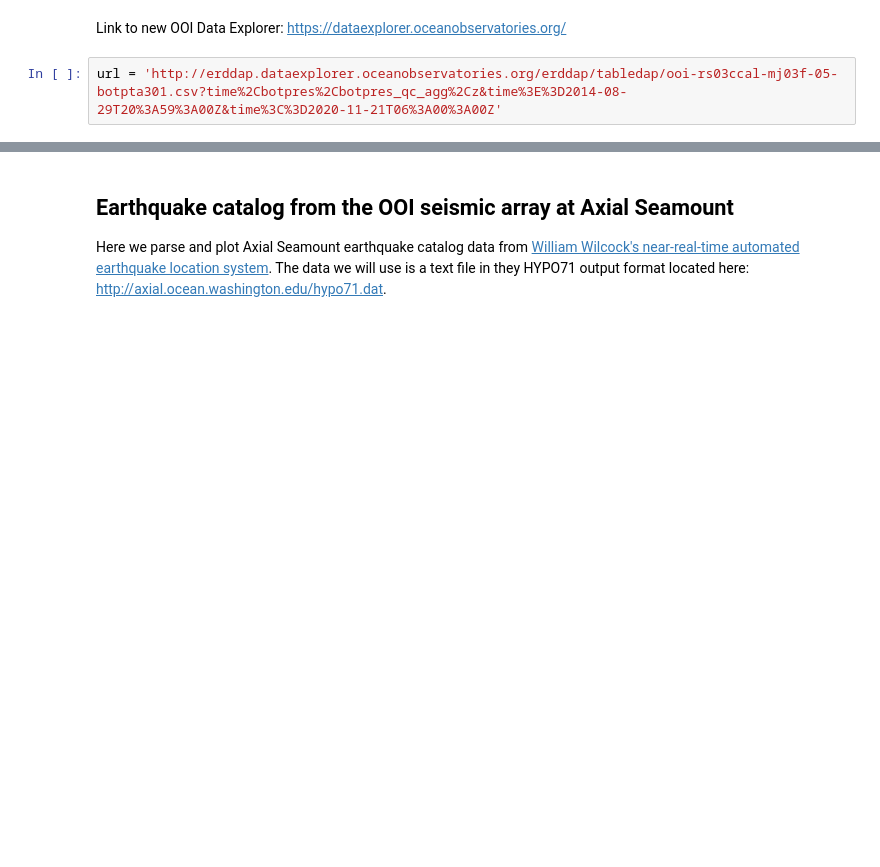
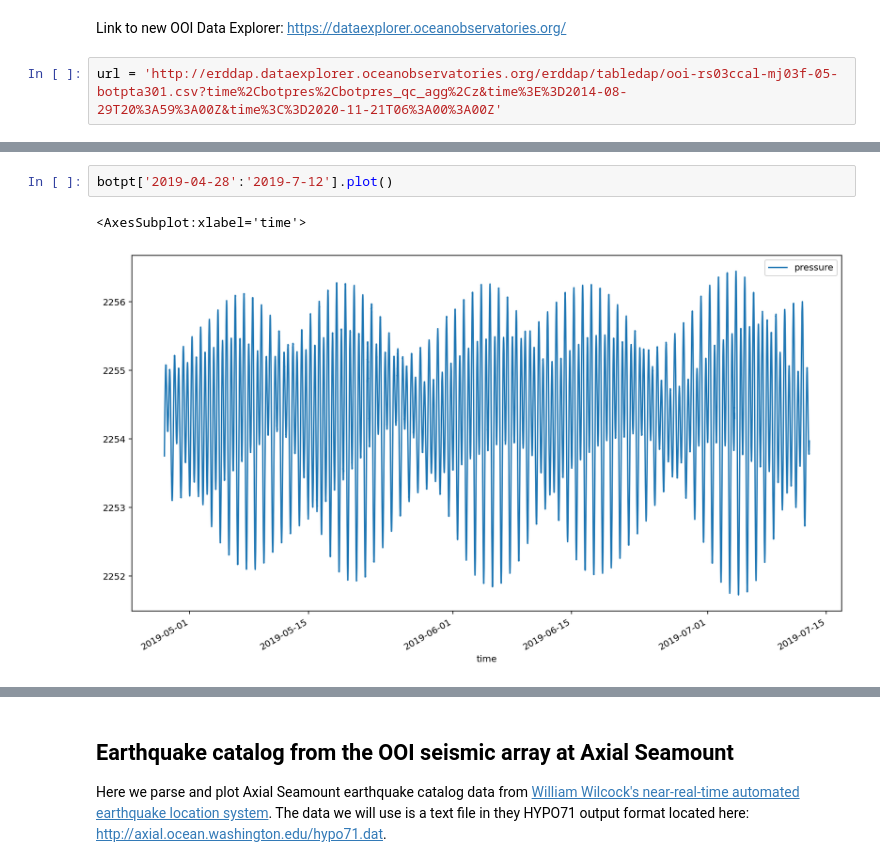
Before and after one commit to tjcrone/imove-2020, a Jupyter notebook: imove.ipynb, the cells around one changed output, grey strips where cells are left out. Drawn from its saved outputs; the diff is of its cells as text; blank space fills up the shorter version.

```diff
--- a/imove.ipynb
+++ b/imove.ipynb
@@ -14,0 +70,5 @@ url = 'http://erddap.dataexplorer.oceanobservatories.org/erddap/tabledap/ooi-rs0
+# %%
+botpt['2019-04-28':'2019-7-12'].plot()
+# %% [output]
+<AxesSubplot:xlabel='time'>
+[figure, added]
```
Also changed, not shown: parts of 42 cells of this notebook.
